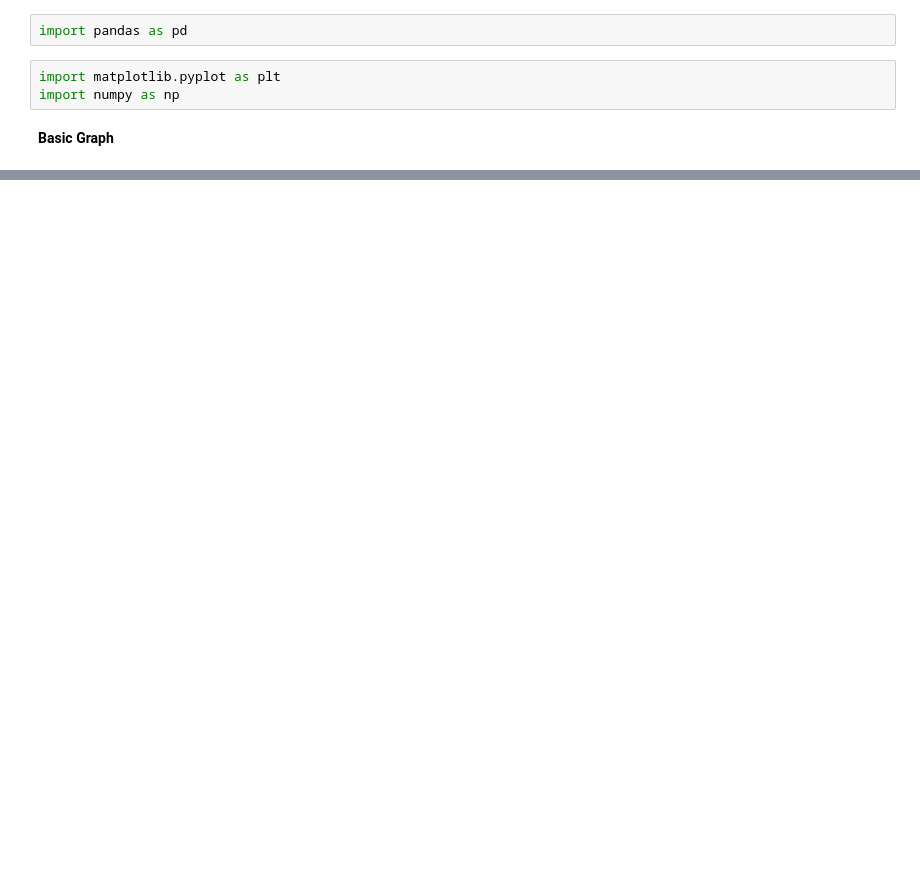
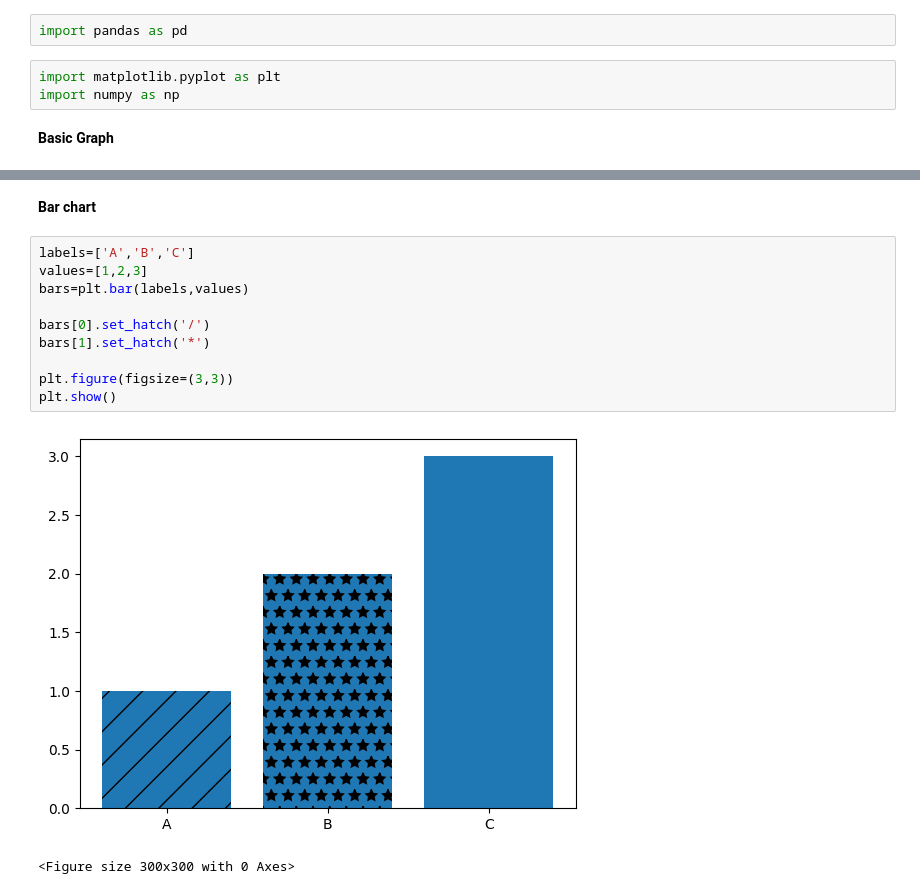
Before and after one commit to Gagansherigar/MLAlgosrfromScratch, a Jupyter notebook: Mathplotlib.ipynb, the cells around one changed output, grey strips where cells are left out. Saved outputs shown, nothing was run; the diff lists cells and outputs as text; blank space fills up the shorter version.

```diff
--- a/Mathplotlib.ipynb
+++ b/Mathplotlib.ipynb
@@ -33,3 +33,18 @@ plt.show()
 # %% [output]
 [0.  0.5 1.  1.5 2.  2.5 3.  3.5]
 [figure]
+# %% [markdown]
+**Bar chart**
+# %%
+labels=['A','B','C']
+values=[1,2,3]
+bars=plt.bar(labels,values)
+
+bars[0].set_hatch('/')
+bars[1].set_hatch('*')
+
+plt.figure(figsize=(3,3))
+plt.show()
+# %% [output]
+[figure, added]
+<Figure size 300x300 with 0 Axes>
```
Also changed, not shown: parts of 2 cells of this notebook.
